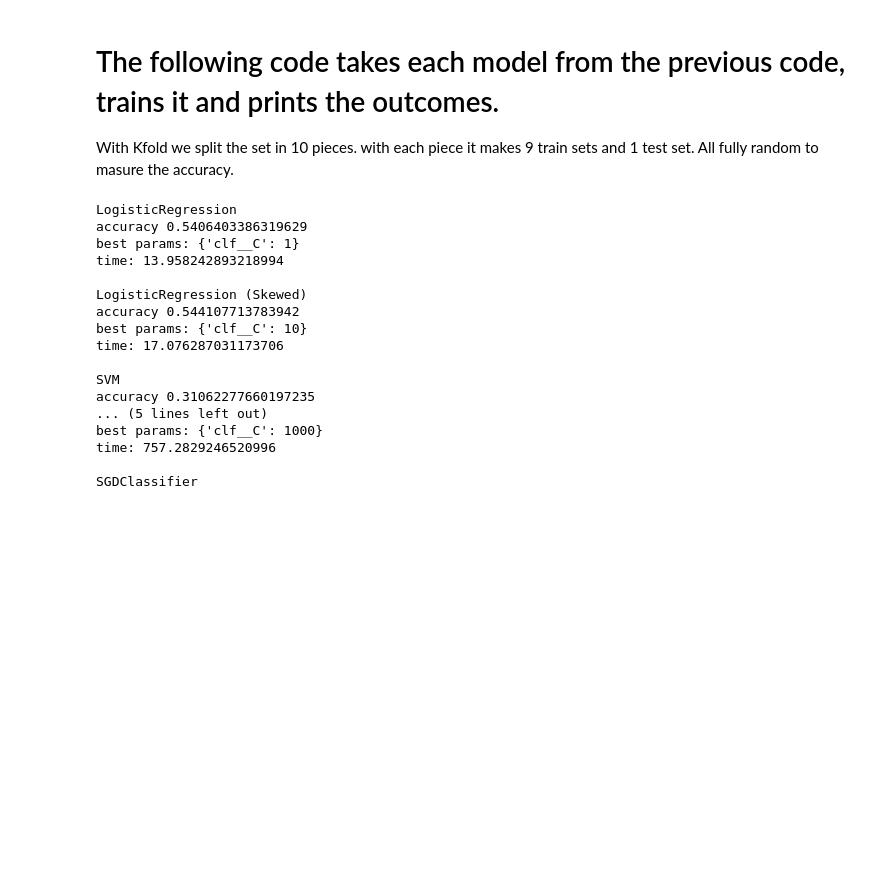
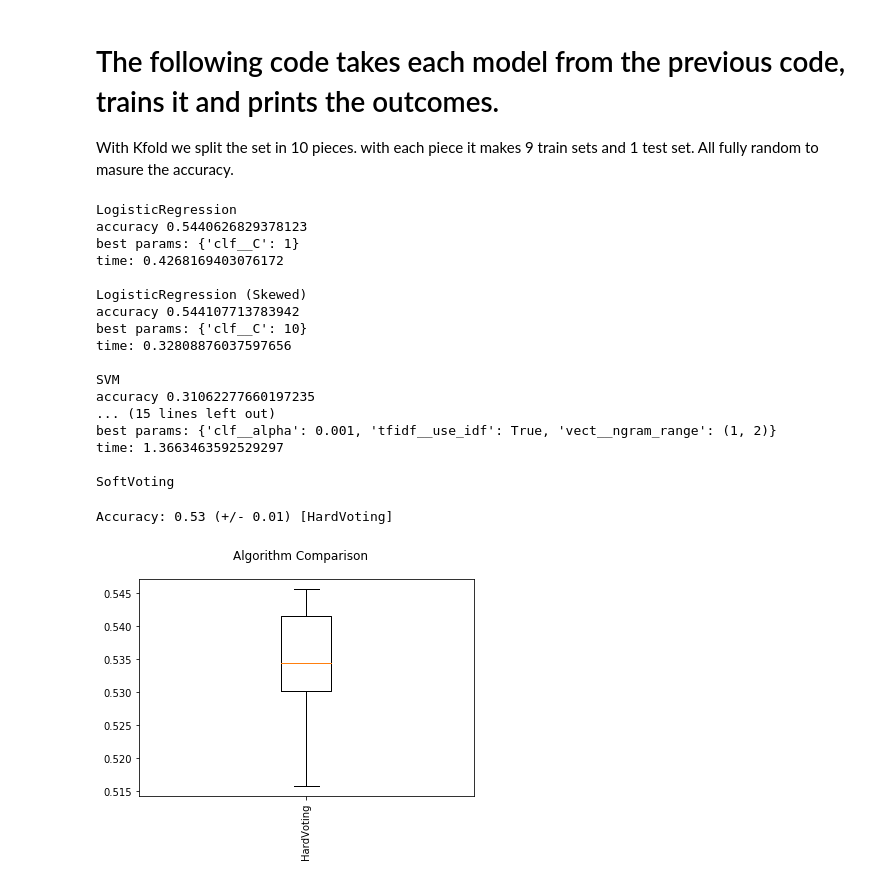
Before and after one commit to DemianMelskens/CBS, a Jupyter notebook: machine learning/Text analyse/TextAnalysesSupervised.ipynb, the cells around one changed output. Cells and saved outputs as stored; diff of their text form; code cells hidden in the pictures; blank space fills up the shorter version.

```diff
--- a/machine learning/Text analyse/TextAnalysesSupervised.ipynb
+++ b/machine learning/Text analyse/TextAnalysesSupervised.ipynb
@@ -39,6 +40,17 @@ def cprint(text):
 
 def split_list(a_list, amount):
     return a_list[amount:], a_list[:amount]
+
+def save_model(model, fileName):
+    dump(model, 'models/%s.joblib' % fileName)
+
+def load_model(fileName):
+    try:
+        if not os.path.exists('models'):
+            os.makedirs('models')
+        return load('models/%s.joblib' % fileName)
+    except FileNotFoundError:
+        return None
 # %%
 from sklearn.base import TransformerMixin, BaseEstimator
 #classes
@@ -172,8 +197,12 @@ for name, model, param, dense in models:
         ('clf', model),
     ])
     kfold = KFold(n_splits=10, random_state=seed)
-    gs_clf = GridSearchCV(text_clf, param, cv=kfold)
-    gs_clf = gs_clf.fit(np.array(train), np.array(train_labels))
+
+    gs_clf = load_model(name)
+    if gs_clf is None:
+        gs_clf = GridSearchCV(text_clf, param, cv=kfold)
+        gs_clf = gs_clf.fit(np.array(train), np.array(train_labels))
+
     print('accuracy %s' % gs_clf.best_score_)
     print('best params: %s' % gs_clf.best_params_ )
     print('time: %s \n' %  (time.time() - start))
@@ -183,22 +212,59 @@ for name, model, param, dense in models:
     # boxplot algorithm comparison
 # %% [output]
 LogisticRegression
-accuracy 0.5406403386319629
+accuracy 0.5440626829378123
 best params: {'clf__C': 1}
-time: 13.958242893218994
+time: 0.4268169403076172
 
 LogisticRegression (Skewed)
 accuracy 0.544107713783942
 best params: {'clf__C': 10}
-time: 17.076287031173706
+time: 0.32808876037597656
 
 SVM
 accuracy 0.31062277660197235
-... (5 lines left out)
-best params: {'clf__C': 1000}
-time: 757.2829246520996
+... (15 lines left out)
+best params: {'clf__alpha': 0.001, 'tfidf__use_idf': True, 'vect__ngram_range': (1, 2)}
+time: 1.3663463592529297
 
-SGDClassifier
+SoftVoting
+# %%
+# prepare configuration for cross validation test harness
+seed = 7
+# prepare models
+models = refreshModel()
+# evaluate each model in turn
+results = []
+names = []
+scoring = 'accuracy'
+for name, model, params, dense in getVotingClassifier():
+    kfold = KFold(n_splits=10, random_state=seed)
+
+    text_clf = Pipeline([
+        ('vect', CountVectorizer(stop_words='english')),
+        ('normalizer', Normalizer()),
+        ('to_dense', dense),
+        #('tfidf', FunctionTransformer(lambda x: x.todense(), accept_sparse=True),),
+        ('tfidf', TfidfTransformer()),
+        ('clf', model),
+    ])
+
+    cv_results = cross_val_score(text_clf, train, train_labels, cv=kfold, scoring=scoring)
+    results.append(cv_results)
+    names.append(name)
+    #print(cv_results)
+    print("Accuracy: %0.2f (+/- %0.2f) [%s]" % (cv_results.mean(), cv_results.std(), name))
+    save_model(cv_results, name)
+# boxplot algorithm comparison
+fig = plt.figure()
+fig.suptitle('Algorithm Comparison')
+ax = fig.add_subplot(111)
+plt.boxplot(results)
+ax.set_xticklabels(names, rotation=90)
+plt.show()
+# %% [output]
+Accuracy: 0.53 (+/- 0.01) [HardVoting]
+[figure, added]
 # %%
 
 from __future__ import print_function
```
Also changed, not shown: parts of 3 cells of this notebook.
